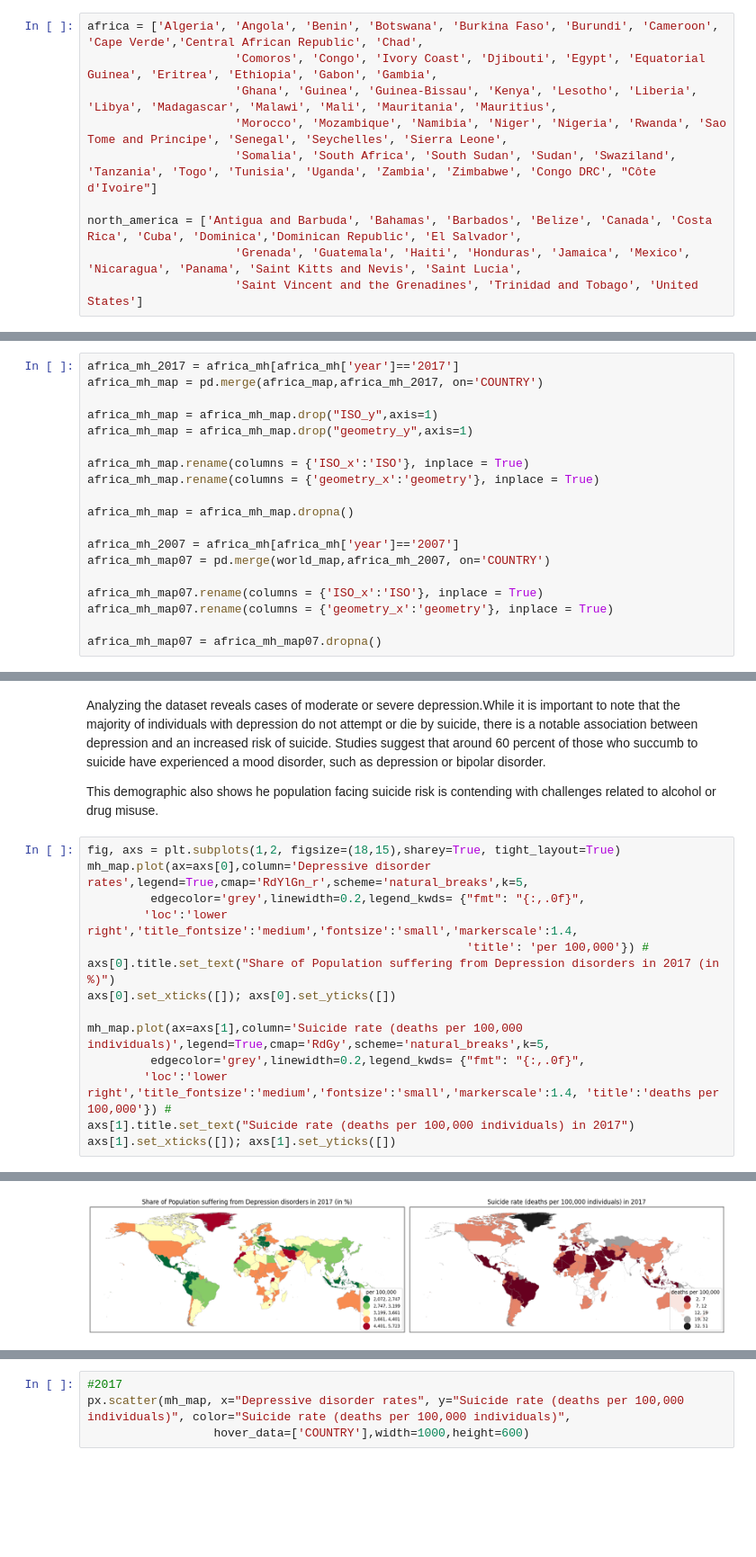
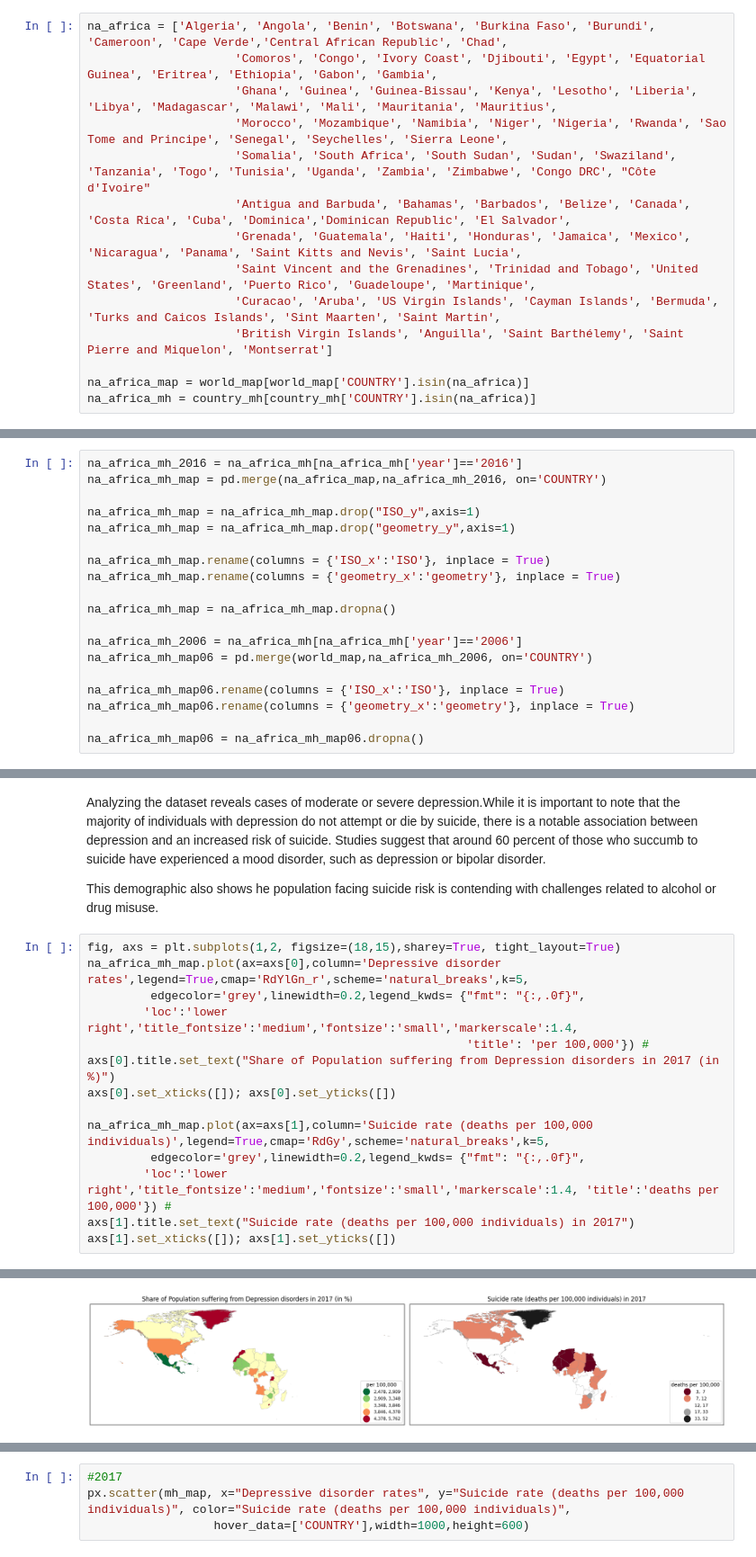
Before and after one commit to iyeboah22/GIS-DS, a Jupyter notebook: ps4.ipynb, the cells around one changed output, grey strips where cells are left out. Shown at 90% size. Cells and saved outputs as stored; diff of their text form; blank space fills up the shorter version.

```diff
--- a/ps4.ipynb
+++ b/ps4.ipynb
@@ -158,12 +171,16 @@ zip_ref.close();
 
 world_map = gpd.read_file('World_Countries_Generalized/World_Countries_Generalized.shp')
 # %%
-africa = ['Algeria', 'Angola', 'Benin', 'Botswana', 'Burkina Faso', 'Burundi', 'Cameroon', 'Cape Verde','Central African Republic', 'Chad',
+na_africa = ['Algeria', 'Angola', 'Benin', 'Botswana', 'Burkina Faso', 'Burundi', 'Cameroon', 'Cape Verde','Central African Republic', 'Chad',
                      'Comoros', 'Congo', 'Ivory Coast', 'Djibouti', 'Egypt', 'Equatorial Guinea', 'Eritrea', 'Ethiopia', 'Gabon', 'Gambia',
                      'Ghana', 'Guinea', 'Guinea-Bissau', 'Kenya', 'Lesotho', 'Liberia', 'Libya', 'Madagascar', 'Malawi', 'Mali', 'Mauritania', 'Mauritius',
                      'Morocco', 'Mozambique', 'Namibia', 'Niger', 'Nigeria', 'Rwanda', 'Sao Tome and Principe', 'Senegal', 'Seychelles', 'Sierra Leone',
-                     'Somalia', 'South Africa', 'South Sudan', 'Sudan', 'Swaziland', 'Tanzania', 'Togo', 'Tunisia', 'Uganda', 'Zambia', 'Zimbabwe', 'Congo DRC', "Côte d'Ivoire"]
+                     'Somalia', 'South Africa', 'South Sudan', 'Sudan', 'Swaziland', 'Tanzania', 'Togo', 'Tunisia', 'Uganda', 'Zambia', 'Zimbabwe', 'Congo DRC', "Côte d'Ivoire"
+                     'Antigua and Barbuda', 'Bahamas', 'Barbados', 'Belize', 'Canada', 'Costa Rica', 'Cuba', 'Dominica','Dominican Republic', 'El Salvador',
+                     'Grenada', 'Guatemala', 'Haiti', 'Honduras', 'Jamaica', 'Mexico', 'Nicaragua', 'Panama', 'Saint Kitts and Nevis', 'Saint Lucia',
+                     'Saint Vincent and the Grenadines', 'Trinidad and Tobago', 'United States', 'Greenland', 'Puerto Rico', 'Guadeloupe', 'Martinique',
+                     'Curacao', 'Aruba', 'US Virgin Islands', 'Cayman Islands', 'Bermuda', 'Turks and Caicos Islands', 'Sint Maarten', 'Saint Martin',
+                     'British Virgin Islands', 'Anguilla', 'Saint Barthélemy', 'Saint Pierre and Miquelon', 'Montserrat']
 
-north_america = ['Antigua and Barbuda', 'Bahamas', 'Barbados', 'Belize', 'Canada', 'Costa Rica', 'Cuba', 'Dominica','Dominican Republic', 'El Salvador',
-                     'Grenada', 'Guatemala', 'Haiti', 'Honduras', 'Jamaica', 'Mexico', 'Nicaragua', 'Panama', 'Saint Kitts and Nevis', 'Saint Lucia',
-                     'Saint Vincent and the Grenadines', 'Trinidad and Tobago', 'United States']
+na_africa_map = world_map[world_map['COUNTRY'].isin(na_africa)]
+na_africa_mh = country_mh[country_mh['COUNTRY'].isin(na_africa)]
@@ -180,19 +187,19 @@ na_mh = country_mh[country_mh['COUNTRY'].isin(north_america)]
 # %%
-africa_mh_2017 = africa_mh[africa_mh['year']=='2017']
-africa_mh_map = pd.merge(africa_map,africa_mh_2017, on='COUNTRY')
+na_africa_mh_2016 = na_africa_mh[na_africa_mh['year']=='2016']
+na_africa_mh_map = pd.merge(na_africa_map,na_africa_mh_2016, on='COUNTRY')
 
-africa_mh_map = africa_mh_map.drop("ISO_y",axis=1)
-africa_mh_map = africa_mh_map.drop("geometry_y",axis=1)
+na_africa_mh_map = na_africa_mh_map.drop("ISO_y",axis=1)
+na_africa_mh_map = na_africa_mh_map.drop("geometry_y",axis=1)
 
-africa_mh_map.rename(columns = {'ISO_x':'ISO'}, inplace = True)
-africa_mh_map.rename(columns = {'geometry_x':'geometry'}, inplace = True)
+na_africa_mh_map.rename(columns = {'ISO_x':'ISO'}, inplace = True)
+na_africa_mh_map.rename(columns = {'geometry_x':'geometry'}, inplace = True)
 
-africa_mh_map = africa_mh_map.dropna()
+na_africa_mh_map = na_africa_mh_map.dropna()
 
-africa_mh_2007 = africa_mh[africa_mh['year']=='2007']
-africa_mh_map07 = pd.merge(world_map,africa_mh_2007, on='COUNTRY')
+na_africa_mh_2006 = na_africa_mh[na_africa_mh['year']=='2006']
+na_africa_mh_map06 = pd.merge(world_map,na_africa_mh_2006, on='COUNTRY')
 
-africa_mh_map07.rename(columns = {'ISO_x':'ISO'}, inplace = True)
-africa_mh_map07.rename(columns = {'geometry_x':'geometry'}, inplace = True)
+na_africa_mh_map06.rename(columns = {'ISO_x':'ISO'}, inplace = True)
+na_africa_mh_map06.rename(columns = {'geometry_x':'geometry'}, inplace = True)
 
-africa_mh_map07 = africa_mh_map07.dropna()
+na_africa_mh_map06 = na_africa_mh_map06.dropna()
@@ -241,26 +324,26 @@ Analyzing the dataset reveals cases of moderate or severe depression.While it is
 This demographic also shows he population facing suicide risk is contending with challenges related to alcohol or drug misuse.
 # %%
 fig, axs = plt.subplots(1,2, figsize=(18,15),sharey=True, tight_layout=True)
-mh_map.plot(ax=axs[0],column='Depressive disorder rates',legend=True,cmap='RdYlGn_r',scheme='natural_breaks',k=5,
+na_africa_mh_map.plot(ax=axs[0],column='Depressive disorder rates',legend=True,cmap='RdYlGn_r',scheme='natural_breaks',k=5,
          edgecolor='grey',linewidth=0.2,legend_kwds= {"fmt": "{:,.0f}",
         'loc':'lower right','title_fontsize':'medium','fontsize':'small','markerscale':1.4,
                                                       'title': 'per 100,000'}) #
 axs[0].title.set_text("Share of Population suffering from Depression disorders in 2017 (in %)")
 axs[0].set_xticks([]); axs[0].set_yticks([])
 
-mh_map.plot(ax=axs[1],column='Suicide rate (deaths per 100,000 individuals)',legend=True,cmap='RdGy',scheme='natural_breaks',k=5,
+na_africa_mh_map.plot(ax=axs[1],column='Suicide rate (deaths per 100,000 individuals)',legend=True,cmap='RdGy',scheme='natural_breaks',k=5,
          edgecolor='grey',linewidth=0.2,legend_kwds= {"fmt": "{:,.0f}",
         'loc':'lower right','title_fontsize':'medium','fontsize':'small','markerscale':1.4, 'title':'deaths per 100,000'}) #
 axs[1].title.set_text("Suicide rate (deaths per 100,000 individuals) in 2017")
 axs[1].set_xticks([]); axs[1].set_yticks([])
 # %% [output]
 <Axes: >
 []
 []
 <Axes: >
 []
 []
-[figure, old version]
+[figure, new version]
 # %%
 fig, axs = plt.subplots(1,2, figsize=(18,15),sharey=True, tight_layout=True)
 mh_map1.plot(ax=axs[0],column='Depressive disorder rates',legend=True,cmap='RdYlGn_r',scheme='natural_breaks',k=5,
```
Also changed, not shown: parts of 27 cells of this notebook.
